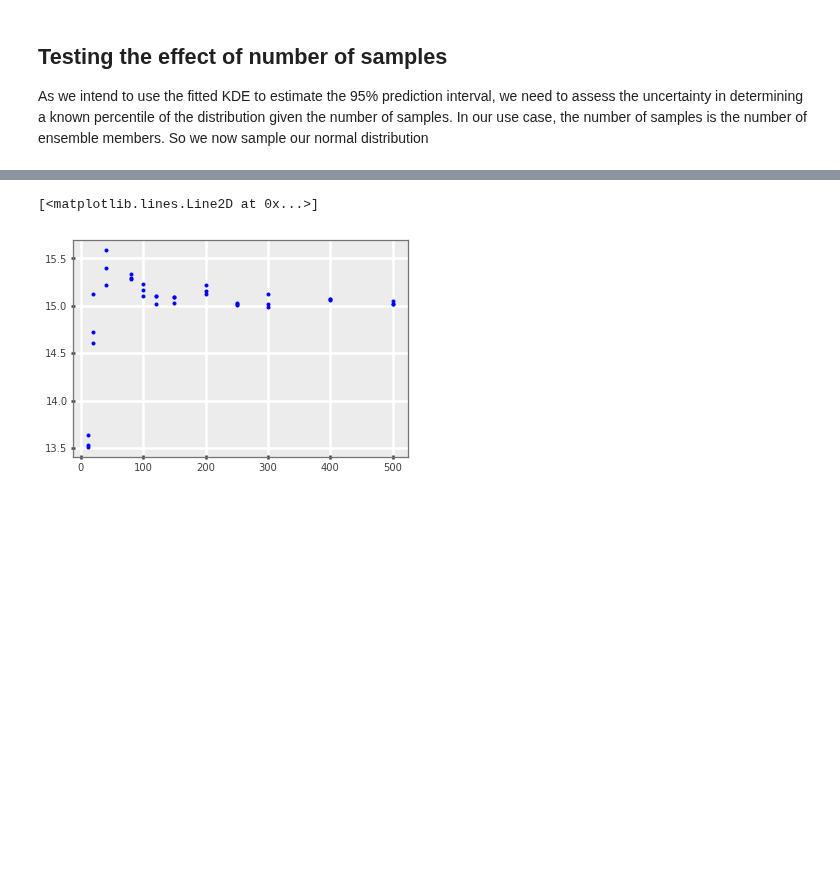
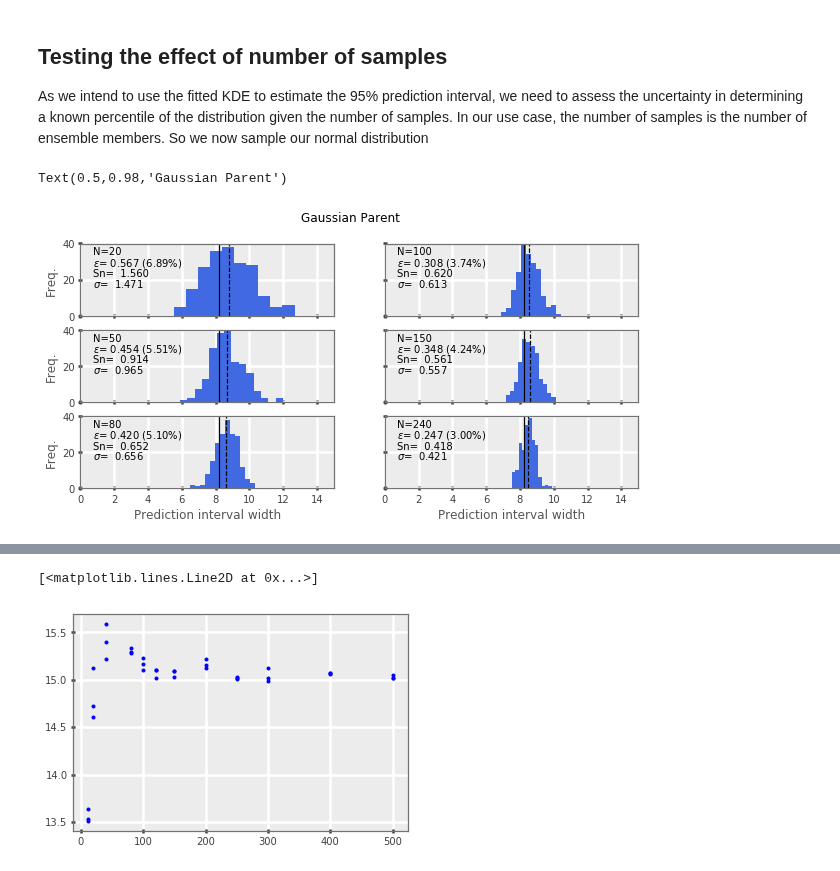
Before and after one commit to drsteve/Notebooks, a Jupyter notebook: Points for KDE determination of CI.ipynb, the cells around one changed output, grey strips where cells are left out. Drawn from its saved outputs; the diff is of its cells as text; code cells hidden in the pictures; blank space fills up the shorter version.

```diff
--- a/Points for KDE determination of CI.ipynb
+++ b/Points for KDE determination of CI.ipynb
@@ -33,7 +44,42 @@ print(nwidth)
 
 As we intend to use the fitted KDE to estimate the 95% prediction interval, we need to assess the uncertainty in determining a known percentile of the distribution given the number of samples. In our use case, the number of samples is the number of ensemble members. So we now sample our normal distribution
 # %%
-def bwscott1d(data):
+def bwscott1d(data, scale=1):
     npts = len(data)
     bw = npts**(-1.0/5)
-    return bw*0.5
+    return bw*scale
+# %%
+fig, axes = plt.subplots(nrows=3, ncols=2, sharex=True, sharey=True, squeeze=True, figsize=(10,4.5))
+axes = axes.T.ravel()
+func025 = lambda x: kde.integrate_box_1d(-400, x)-0.05#025
+func975 = lambda x: kde.integrate_box_1d(-400, x)-0.95#975
+
+n025, n975 = dist_dict['Gaussian'].interval(0.9)
+nwidth = n975-n025
+for idx, npt in enumerate([20, 50, 80, 100, 150, 240]):
+    lowbound, highbound, width = [], [], []
+    for it in range(200):
+        data = dist_dict['Gaussian'].rvs(size=npt)
+        kde = scipy.stats.gaussian_kde(data, bw_method=bwscott1d(data, scale=0.8))
+        p025 = scipy.optimize.brentq(func025, -100, 40)
+        p975 = scipy.optimize.brentq(func975, -100, 40)
+        lowbound.append(p025)
+        highbound.append(p975)
+        width.append(p975-p025)
+    binw, nbins = tb.binHisto(width)
+    axes[idx].hist(width, bins=int(nbins))
+    axes[idx].text(0.05, 0.85, 'N={}'.format(npt), transform=axes[idx].transAxes)
+    axes[idx].set_xlim([0, 6*stddev])
+    ylim = axes[idx].get_ylim()[1]
+    axes[idx].vlines(nwidth, 0, ylim)
+    axes[idx].vlines(np.mean(width), 0, ylim, linestyles='dashed')
+    axes[idx].text(0.05, 0.7, '$\epsilon$={:6.3f} ({:4.2f}%)'.format(np.abs(nwidth-np.mean(width)), 100*np.abs(nwidth-np.mean(width))/nwidth), transform=axes[idx].transAxes)
+    axes[idx].text(0.05, 0.55, 'Sn={:7.3f}'.format(verify.Sn(width)), transform=axes[idx].transAxes)
+    axes[idx].text(0.05, 0.4, '$\sigma$={:7.3f}'.format(np.std(width)), transform=axes[idx].transAxes)
+    axes[idx].set_ylim([0, ylim])
+    if idx<=2: axes[idx].set_ylabel('Freq.')
+    if idx==2 or idx==5: axes[idx].set_xlabel('Prediction interval width')
+plt.suptitle('Gaussian Parent')
+# %% [output]
+Text(0.5,0.98,'Gaussian Parent')
+[figure, added]
```
Also changed, not shown: parts of 15 cells of this notebook.
